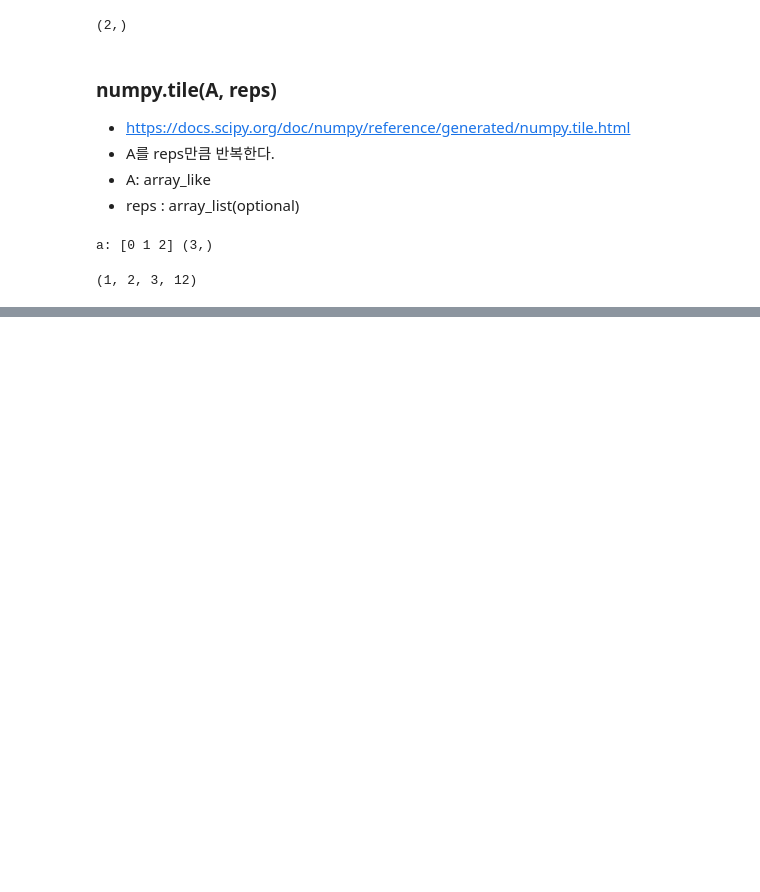
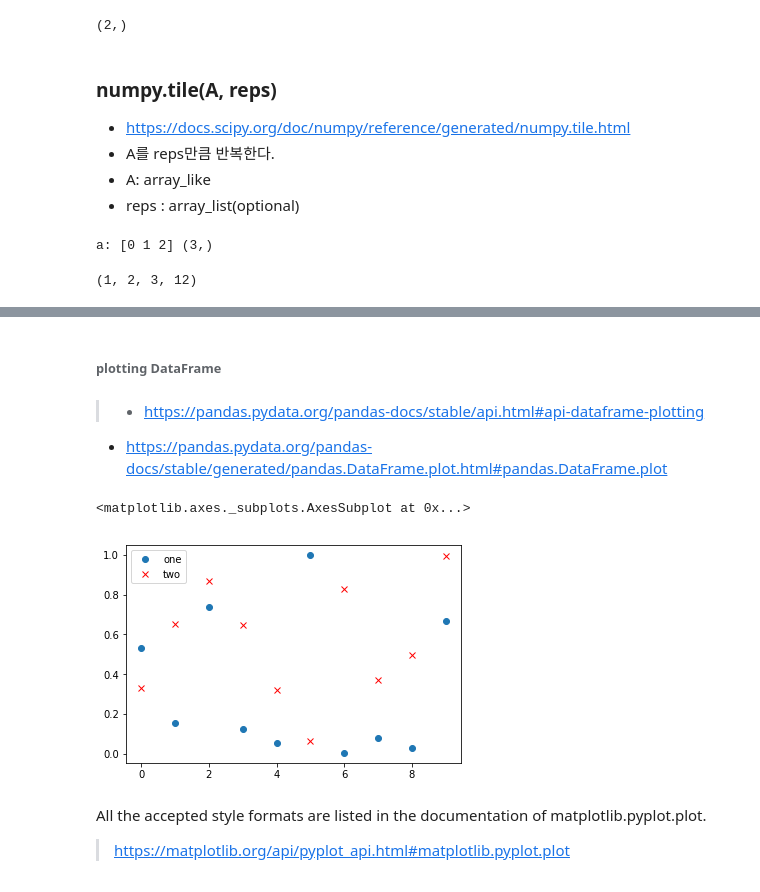
Before and after one commit to notyetend/pg, a Jupyter notebook: python_data_eng/_Python_numpy_and_pandas.ipynb, the cells around one changed output, grey strips where cells are left out. Saved outputs shown, nothing was run; the diff lists cells and outputs as text; code cells hidden in the pictures; blank space fills up the shorter version.

```diff
--- a/python_data_eng/_Python_numpy_and_pandas.ipynb
+++ b/python_data_eng/_Python_numpy_and_pandas.ipynb
@@ -298,0 +777,21 @@ a: [0 1 2] (3,)
+# %% [markdown]
+###### plotting DataFrame
+# %% [markdown]
+> - https://pandas.pydata.org/pandas-docs/stable/api.html#api-dataframe-plotting
+- https://pandas.pydata.org/pandas-docs/stable/generated/pandas.DataFrame.plot.html#pandas.DataFrame.plot
+# %%
+import numpy as np
+import pandas as pd
+
+d = {'one' : np.random.rand(10),
+     'two' : np.random.rand(10)}
+
+df = pd.DataFrame(d)
+
+df.plot(style=['o','rx'])
+# %% [output]
+<matplotlib.axes._subplots.AxesSubplot at 0x...>
+[figure, added]
+# %% [markdown]
+All the accepted style formats are listed in the documentation of matplotlib.pyplot.plot.
+> https://matplotlib.org/api/pyplot_api.html#matplotlib.pyplot.plot
```
Also changed, not shown: parts of 86 cells of this notebook, 3 other files.
